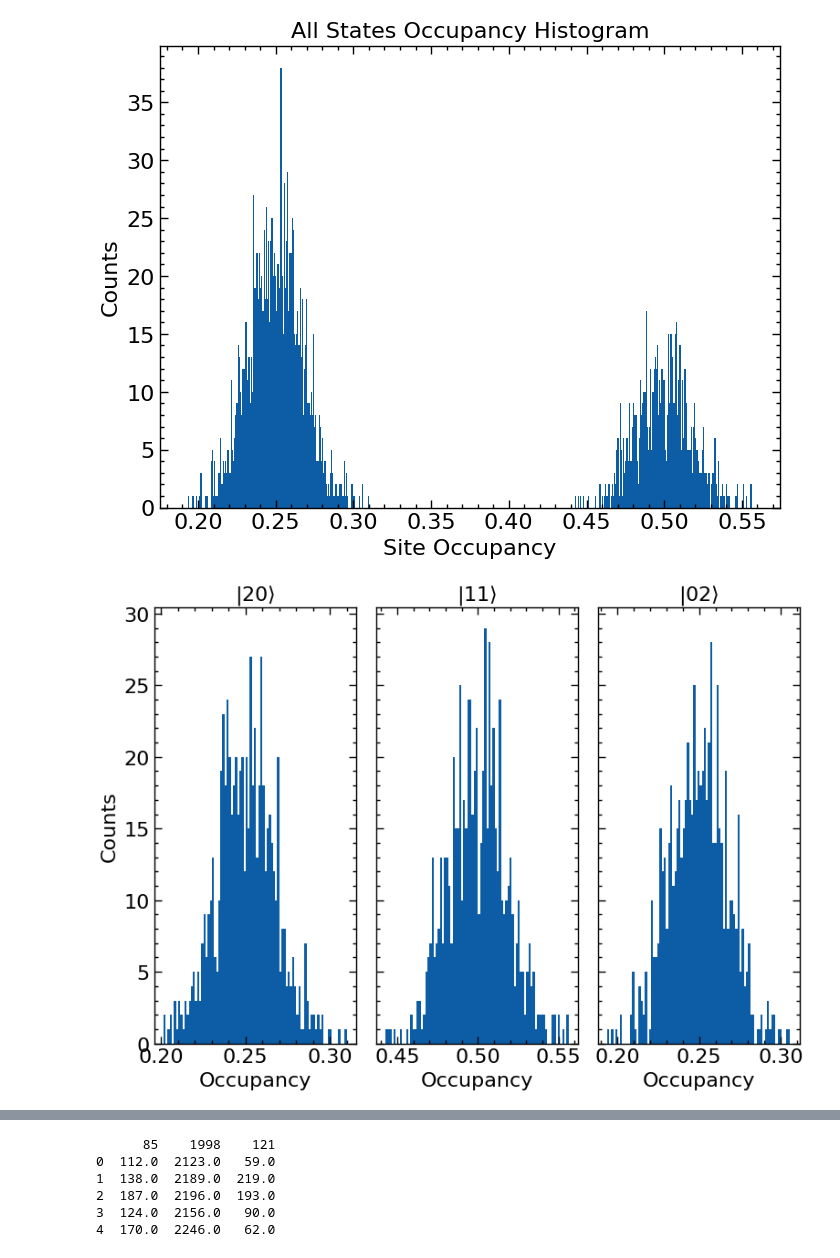
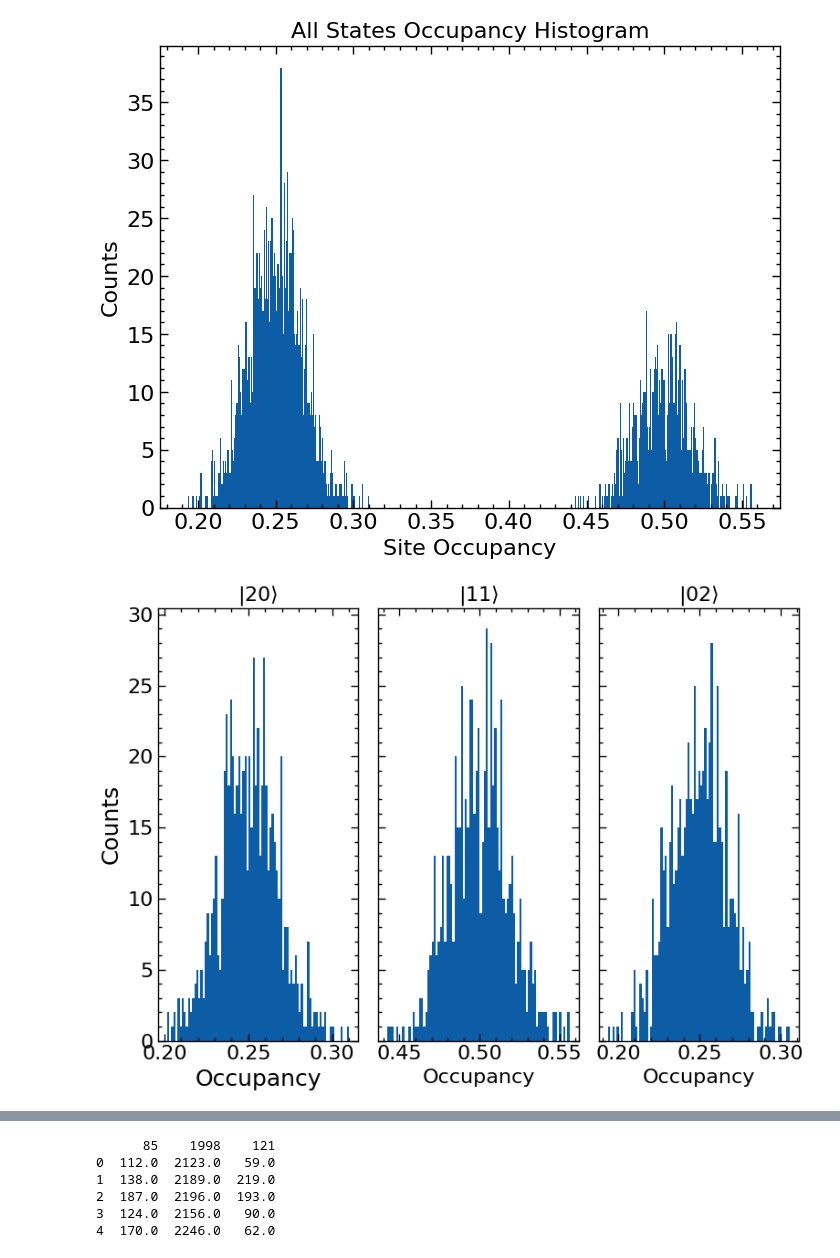
Before and after one commit to wmallah/pigsfli_benchmark, a Jupyter notebook: code/QMC_data_processing.ipynb, the cells around one changed output, grey strips where cells are left out. Cells and saved outputs as stored; diff of their text form; code cells hidden in the pictures.

```diff
--- a/code/QMC_data_processing.ipynb
+++ b/code/QMC_data_processing.ipynb
@@ -67,24 +67,24 @@ for i in range(len(normal_occ_data_sep)):
 # %%
 # Make separate subplots for counts of each respective sites occupancies
 fig, (ax1, ax2, ax3) = plt.subplots(1, 3, sharey=True, tight_layout=True)
 ax1.hist(site1, bins=int(len(site1)/8))
 ax2.hist(site2, bins=int(len(site2)/8))
 ax3.hist(site3, bins=int(len(site3)/8))
 
 ax1.locator_params(axis='x', nbins=4)
 
-ax1.set_xlabel('Occupancy')
-ax1.set_ylabel('Counts')
+ax1.set_xlabel('Occupancy', fontsize=18)
+ax1.set_ylabel('Counts', fontsize=18)
 ax1.set_title(r'$|20\rangle$')
 ax2.set_xlabel('Occupancy')
 ax2.set_title(r'$|11\rangle$')
 ax3.set_xlabel('Occupancy')
 ax3.set_title(r'$|02\rangle$')
 fig.suptitle('')
 plt.savefig('../figures/sep_occ_hist_U_0.0001.pdf')
 plt.show()
 # %% [output]
-[figure, old version]
+[figure, new version]
 # %%
 # Find the average occupancy for each site
 site1_avg = np.sum(site1)/len(site1)
```
Also changed, not shown: parts of 7 cells of this notebook, 25 other files.
